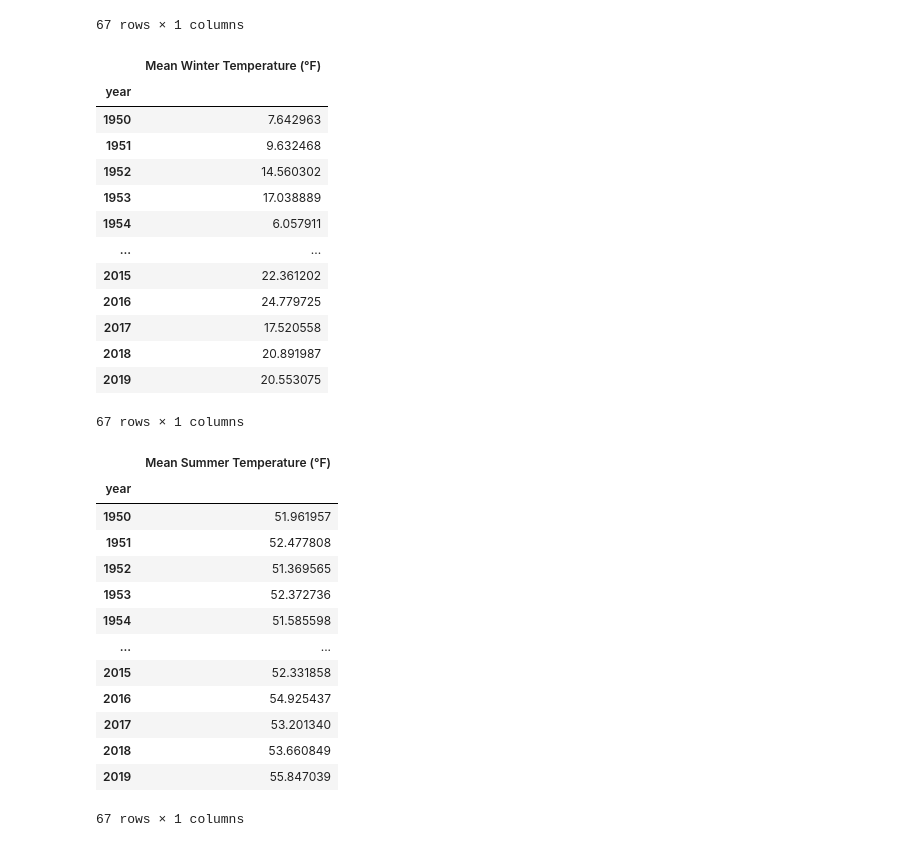
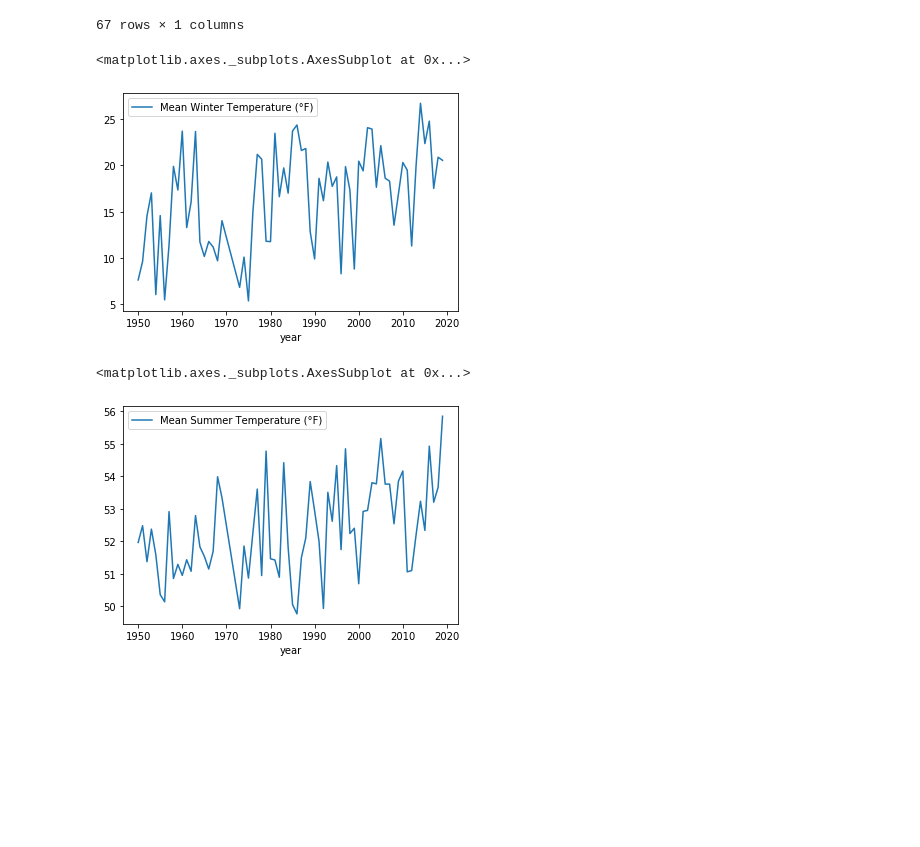
Before and after one commit to hillari/project-runcast, a Jupyter notebook: LCD_cleaning.ipynb, the cells around one changed output. Saved outputs shown, nothing was run; the diff lists cells and outputs as text; code cells hidden in the pictures; blank space fills up the shorter version.

Commit message:
changed output to plot mean temps

```diff
--- a/LCD_cleaning.ipynb
+++ b/LCD_cleaning.ipynb
@@ -77,37 +77,13 @@ Processing KenaiAirportLCD_2010-01-01-2019-12-31.csv...
 67 rows × 1 columns
 # %%
 winter_mean_temps.rename(columns={'HourlyDryBulbTemperature' : 'Mean Winter Temperature (°F)'}, inplace=True)
-winter_mean_temps
+winter_mean_temps.plot()
 # %% [output]
-|  | Mean Winter Temperature (°F) |
-| year |  |
-| 1950 | 7.642963 |
-| 1951 | 9.632468 |
-| 1952 | 14.560302 |
-| 1953 | 17.038889 |
-| 1954 | 6.057911 |
-| ... | ... |
-| 2015 | 22.361202 |
-| 2016 | 24.779725 |
-| 2017 | 17.520558 |
-| 2018 | 20.891987 |
-| 2019 | 20.553075 |
-67 rows × 1 columns
+<matplotlib.axes._subplots.AxesSubplot at 0x...>
+[figure, added]
 # %%
 summer_mean_temps.rename(columns={'HourlyDryBulbTemperature' : 'Mean Summer Temperature (°F)'}, inplace=True)
-summer_mean_temps
+summer_mean_temps.plot()
 # %% [output]
-|  | Mean Summer Temperature (°F) |
-| year |  |
-| 1950 | 51.961957 |
-| 1951 | 52.477808 |
-| 1952 | 51.369565 |
-| 1953 | 52.372736 |
-| 1954 | 51.585598 |
-| ... | ... |
-| 2015 | 52.331858 |
-| 2016 | 54.925437 |
-| 2017 | 53.201340 |
-| 2018 | 53.660849 |
-| 2019 | 55.847039 |
-67 rows × 1 columns
+<matplotlib.axes._subplots.AxesSubplot at 0x...>
+[figure, added]
```
